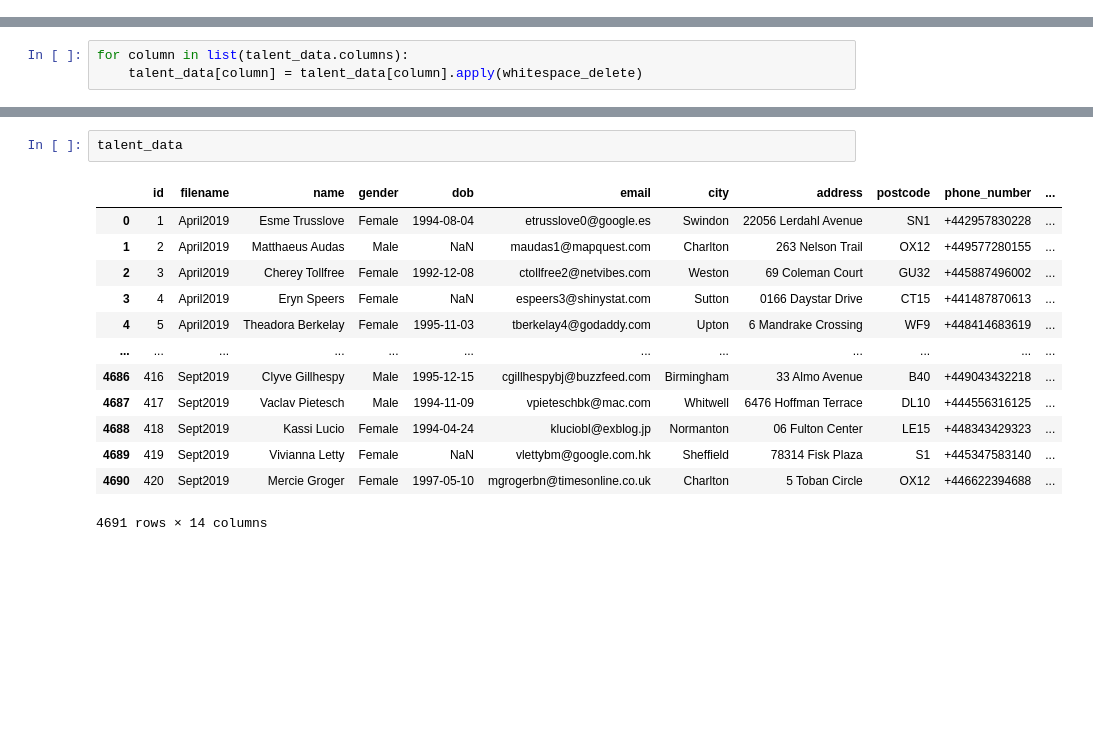
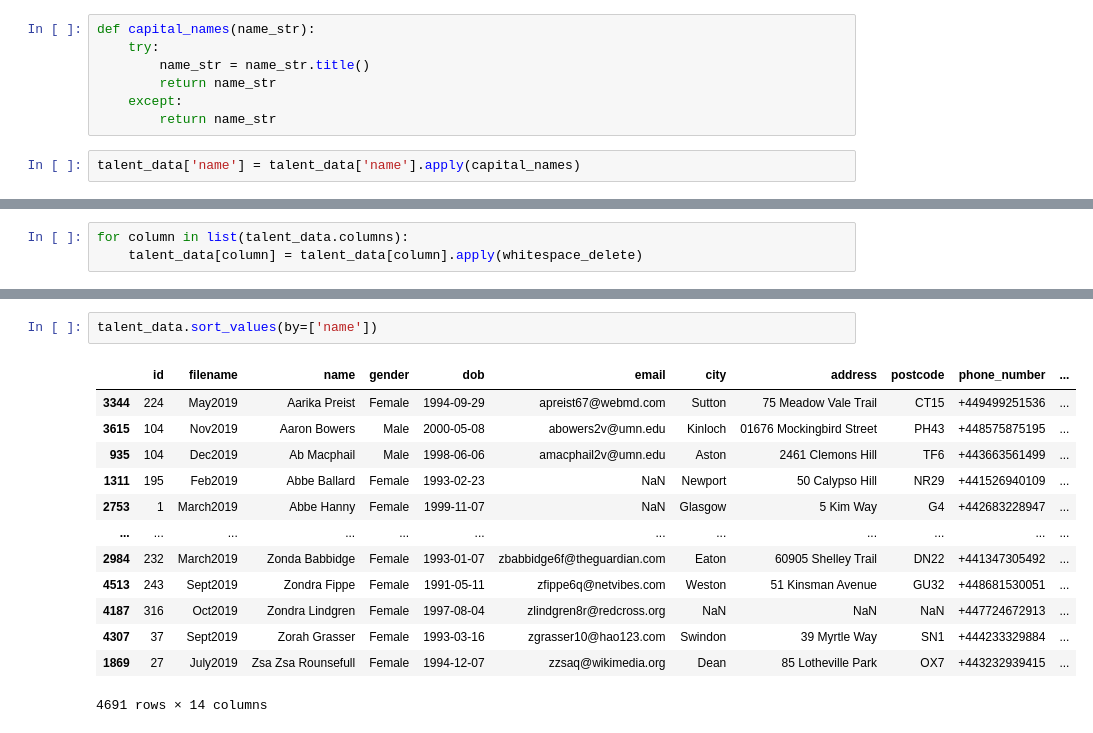
Before and after one commit to Japooter/Data402_Final_Project, a Jupyter notebook: academy_talent_project/Talent_CSV_Files_Cleaning.ipynb, the cells around one changed output, grey strips where cells are left out. Cells and saved outputs as stored; diff of their text form; blank space fills up the shorter version.

Commit message:
fixed capital casing for names

```diff
--- a/academy_talent_project/Talent_CSV_Files_Cleaning.ipynb
+++ b/academy_talent_project/Talent_CSV_Files_Cleaning.ipynb
@@ -196,3 +198,12 @@ array(['2:1', '1st', '3rd', nan, '2:2'], dtype=object)
+# %%
+def capital_names(name_str):
+    try:
+        name_str = name_str.title()
+        return name_str
+    except:
+        return name_str
+# %%
+talent_data['name'] = talent_data['name'].apply(capital_names)
 # %% [markdown]
 ## Capitalising the street addresses
 # %%
@@ -252,16 +279,16 @@ for column in list(talent_data.columns):
 # %%
-talent_data
+talent_data.sort_values(by=['name'])
 # %% [output]
 |  | id | filename | name | gender | dob | email | city | address | postcode | phone_number | ... |
-| 0 | 1 | April2019 | Esme Trusslove | Female | 1994-08-04 | etrusslove0@google.es | Swindon | 22056 Lerdahl Avenue | SN1 | +442957830228 | ... |
-| 1 | 2 | April2019 | Matthaeus Audas | Male | NaN | maudas1@mapquest.com | Charlton | 263 Nelson Trail | OX12 | +449577280155 | ... |
-| 2 | 3 | April2019 | Cherey Tollfree | Female | 1992-12-08 | ctollfree2@netvibes.com | Weston | 69 Coleman Court | GU32 | +445887496002 | ... |
-| 3 | 4 | April2019 | Eryn Speers | Female | NaN | espeers3@shinystat.com | Sutton | 0166 Daystar Drive | CT15 | +441487870613 | ... |
-| 4 | 5 | April2019 | Theadora Berkelay | Female | 1995-11-03 | tberkelay4@godaddy.com | Upton | 6 Mandrake Crossing | WF9 | +448414683619 | ... |
+| 3344 | 224 | May2019 | Aarika Preist | Female | 1994-09-29 | apreist67@webmd.com | Sutton | 75 Meadow Vale Trail | CT15 | +449499251536 | ... |
+| 3615 | 104 | Nov2019 | Aaron Bowers | Male | 2000-05-08 | abowers2v@umn.edu | Kinloch | 01676 Mockingbird Street | PH43 | +448575875195 | ... |
+| 935 | 104 | Dec2019 | Ab Macphail | Male | 1998-06-06 | amacphail2v@umn.edu | Aston | 2461 Clemons Hill | TF6 | +443663561499 | ... |
+| 1311 | 195 | Feb2019 | Abbe Ballard | Female | 1993-02-23 | NaN | Newport | 50 Calypso Hill | NR29 | +441526940109 | ... |
+| 2753 | 1 | March2019 | Abbe Hanny | Female | 1999-11-07 | NaN | Glasgow | 5 Kim Way | G4 | +442683228947 | ... |
 | ... | ... | ... | ... | ... | ... | ... | ... | ... | ... | ... | ... |
-| 4686 | 416 | Sept2019 | Clyve Gillhespy | Male | 1995-12-15 | cgillhespybj@buzzfeed.com | Birmingham | 33 Almo Avenue | B40 | +449043432218 | ... |
-| 4687 | 417 | Sept2019 | Vaclav Pietesch | Male | 1994-11-09 | vpieteschbk@mac.com | Whitwell | 6476 Hoffman Terrace | DL10 | +444556316125 | ... |
-| 4688 | 418 | Sept2019 | Kassi Lucio | Female | 1994-04-24 | kluciobl@exblog.jp | Normanton | 06 Fulton Center | LE15 | +448343429323 | ... |
-| 4689 | 419 | Sept2019 | Vivianna Letty | Female | NaN | vlettybm@google.com.hk | Sheffield | 78314 Fisk Plaza | S1 | +445347583140 | ... |
-| 4690 | 420 | Sept2019 | Mercie Groger | Female | 1997-05-10 | mgrogerbn@timesonline.co.uk | Charlton | 5 Toban Circle | OX12 | +446622394688 | ... |
+| 2984 | 232 | March2019 | Zonda Babbidge | Female | 1993-01-07 | zbabbidge6f@theguardian.com | Eaton | 60905 Shelley Trail | DN22 | +441347305492 | ... |
+| 4513 | 243 | Sept2019 | Zondra Fippe | Female | 1991-05-11 | zfippe6q@netvibes.com | Weston | 51 Kinsman Avenue | GU32 | +448681530051 | ... |
+| 4187 | 316 | Oct2019 | Zondra Lindgren | Female | 1997-08-04 | zlindgren8r@redcross.org | NaN | NaN | NaN | +447724672913 | ... |
+| 4307 | 37 | Sept2019 | Zorah Grasser | Female | 1993-03-16 | zgrasser10@hao123.com | Swindon | 39 Myrtle Way | SN1 | +444233329884 | ... |
+| 1869 | 27 | July2019 | Zsa Zsa Rounsefull | Female | 1994-12-07 | zzsaq@wikimedia.org | Dean | 85 Lotheville Park | OX7 | +443232939415 | ... |
 4691 rows × 14 columns
```
Also changed, not shown: parts of 2 cells of this notebook.
